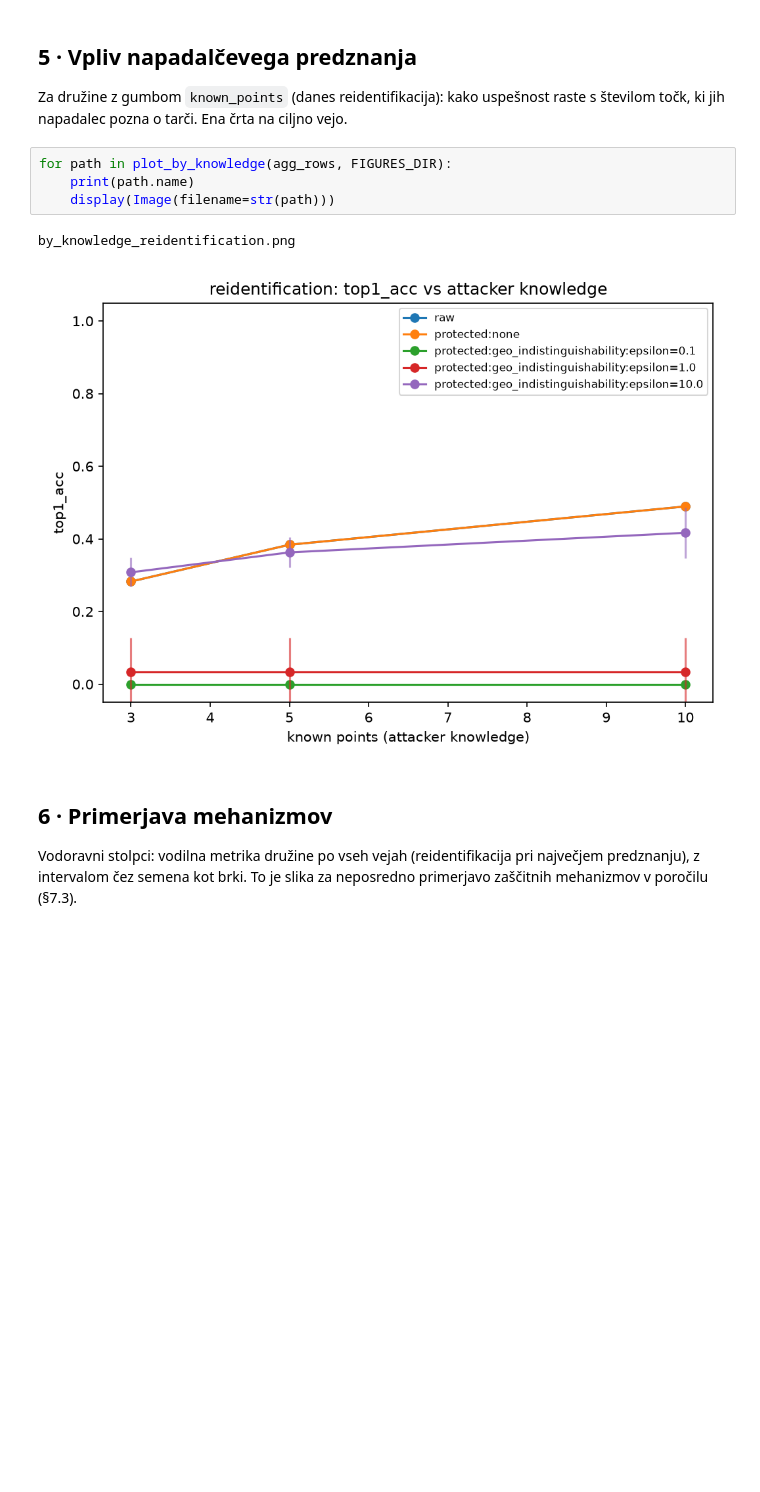
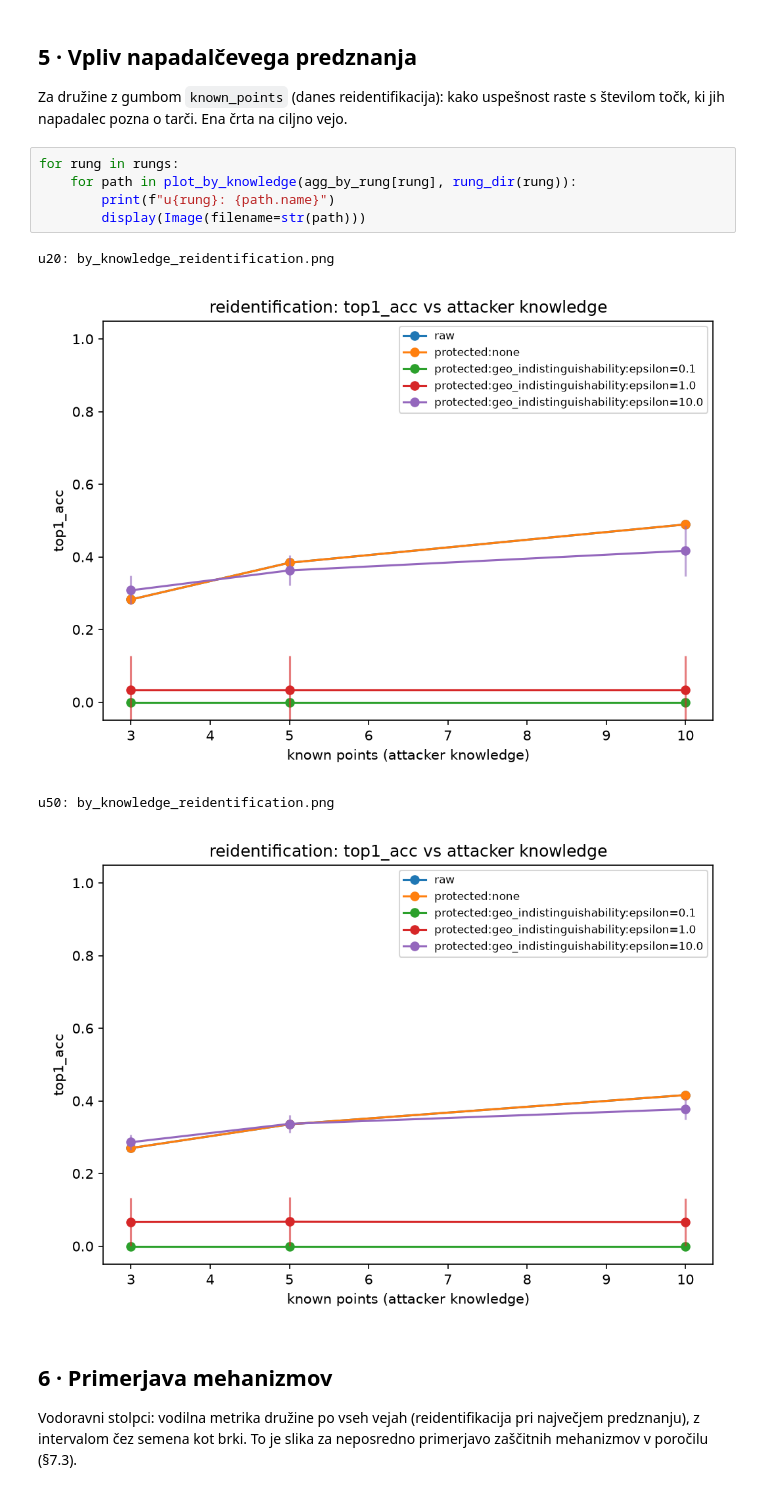
Before and after one commit to ZazoByIntent/RN-Synth-Gen-Sandbox2, a Jupyter notebook: notebooks/03_s4_sweep.ipynb, the cells around one changed output. Saved outputs shown, nothing was run; the diff lists cells and outputs as text; blank space fills up the shorter version.

```diff
--- a/notebooks/03_s4_sweep.ipynb
+++ b/notebooks/03_s4_sweep.ipynb
@@ -153,12 +190,15 @@ by_epsilon_reidentification.png
 Za družine z gumbom `known_points` (danes reidentifikacija): kako uspešnost
 raste s številom točk, ki jih napadalec pozna o tarči. Ena črta na ciljno vejo.
 # %%
-for path in plot_by_knowledge(agg_rows, FIGURES_DIR):
-    print(path.name)
-    display(Image(filename=str(path)))
+for rung in rungs:
+    for path in plot_by_knowledge(agg_by_rung[rung], rung_dir(rung)):
+        print(f"u{rung}: {path.name}")
+        display(Image(filename=str(path)))
 # %% [output]
-by_knowledge_reidentification.png
+u20: by_knowledge_reidentification.png
 [figure]
+u50: by_knowledge_reidentification.png
+[figure, added]
 # %% [markdown]
 ## 6 · Primerjava mehanizmov
 
```
Also changed, not shown: parts of 10 cells of this notebook, 4 other files.
